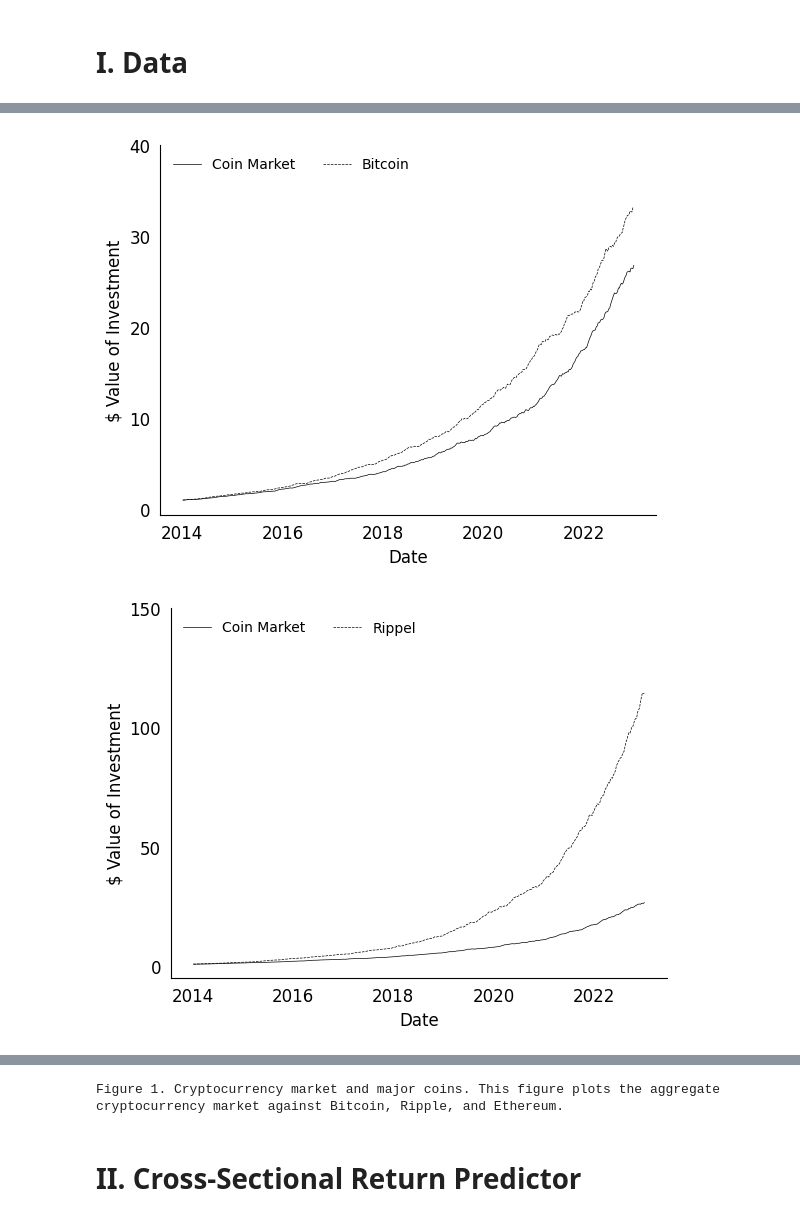
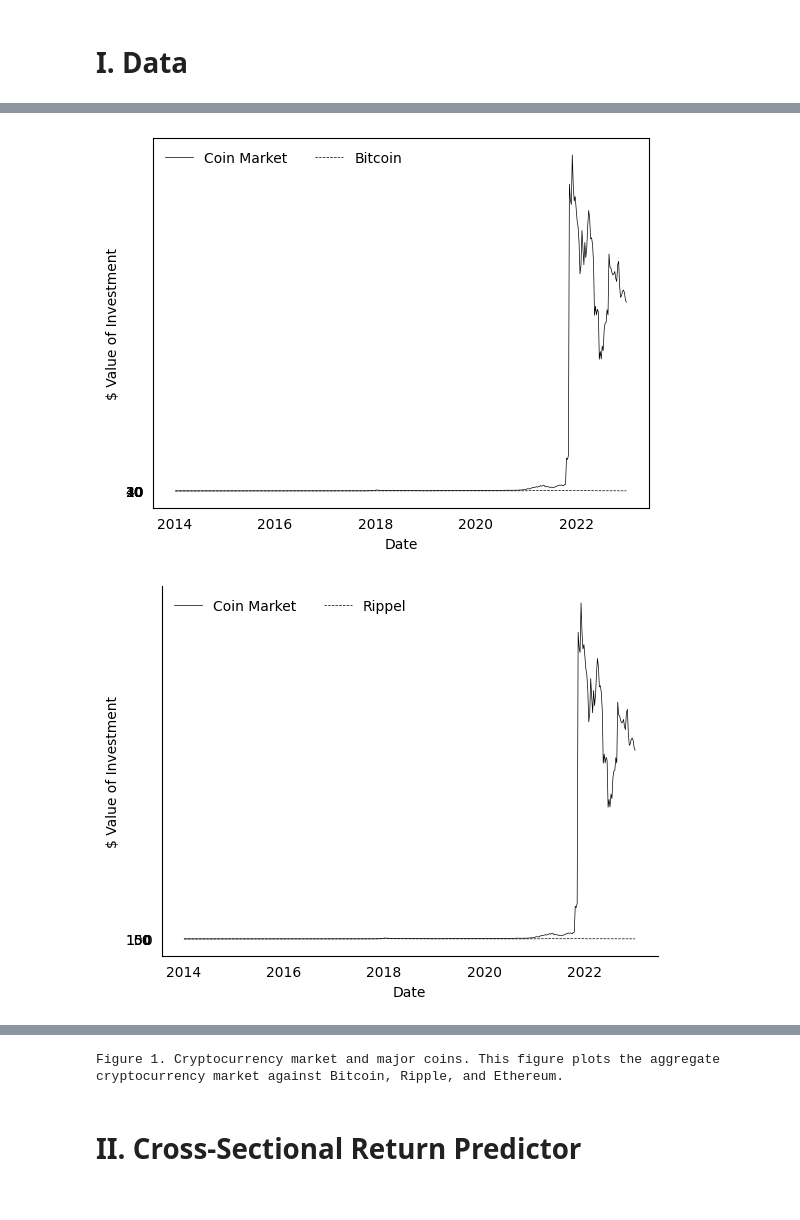
Before and after one commit to MarcGehring97/Crypto-Currency-Asset-Pricing, a Jupyter notebook: main.ipynb, the cells around one changed output, grey strips where cells are left out. Drawn from its saved outputs; the diff is of its cells as text; code cells hidden in the pictures.

```diff
--- a/main.ipynb
+++ b/main.ipynb
@@ -259,48 +267,61 @@ ethereum_weekly_returns = pd.DataFrame({"year": [2014] * 52 + [2015] * 52 + [201
 year_and_week = market_weekly_returns["year"].astype(int) + market_weekly_returns["week"].astype(int) / 52
 
 index = 1
-market_index = [index]
-for market_return in market_weekly_returns["market_return"]:
+market_index = []
+for market_return in market_weekly_returns["average_return"]:
     if not math.isnan(market_return):
         index *= (1 + market_return)
         market_index.append(index)
+    else:
+        # if a value is missing add the previous index
+        market_index.append(index)
 index = 1
-bitcoin_index = [index]
+bitcoin_index = []
 for bitcoin_return in bitcoin_weekly_returns["return"]:
     if not math.isnan(bitcoin_return):
         index *= (1 + bitcoin_return)
         bitcoin_index.append(index)
+    else:
+        # if a value is missing add the previous index
+        bitcoin_index.append(index)
 index = 1
-ripple_index = [index]
+ripple_index = []
 for ripple_return in ripple_weekly_returns["return"]:
     if not math.isnan(ripple_return):
         index *= (1 + ripple_return)
         ripple_index.append(index)
+    else:
+        # if a value is missing add the previous index
+        ripple_index.append(index)
 index = 1
-ethereum_index = [index]
+ethereum_index = []
 for ethereum_return in ethereum_weekly_returns["return"]:
     if not math.isnan(ethereum_return):
         index *= (1 + ethereum_return)
         ethereum_index.append(index)
+    else:
+        # if a value is missing add the previous index
+        ethereum_index.append(index)
 
 vars = [bitcoin_index, ripple_index, ethereum_index]
 labels = ["Bitcoin", "Rippel", "Ethereum"]
-max = [41, 151, 501]
+# max = [41, 151, 501]
+max = [10000, 10000, 10000]
 step_size = [10, 50, 100]
 
 for i in range(3):
     plt.plot(year_and_week, np.array(market_index), color="black", label="Coin Market", linewidth=0.5)
     plt.plot(year_and_week, np.array(vars[i]), color="black", linestyle="dashed", label = labels[i], linewidth=0.5)
     plt.tick_params(color="white")
     plt.yticks(np.arange(0, max[i], step_size[i]))
     plt.xticks(np.arange(int(start_date[:4]), int(end_date[:4]) + 1, 2))
     plt.xlabel("Date")
     plt.ylabel("$ Value of Investment")
     plt.rcParams['axes.spines.right'] = False
     plt.rcParams['axes.spines.top'] = False
     plt.legend(frameon=False, prop={"size": 10}, loc="upper left", ncol=2)
     plt.show()
 print("Figure 1. Cryptocurrency market and major coins. This figure plots the aggregate cryptocurrency market against Bitcoin, Ripple, and Ethereum.")
 # %% [output]
-[figure, old version]
+[figure, new version]
-[figure, old version]
+[figure, new version]
```
Also changed, not shown: parts of 4 cells of this notebook, 7 other files.
